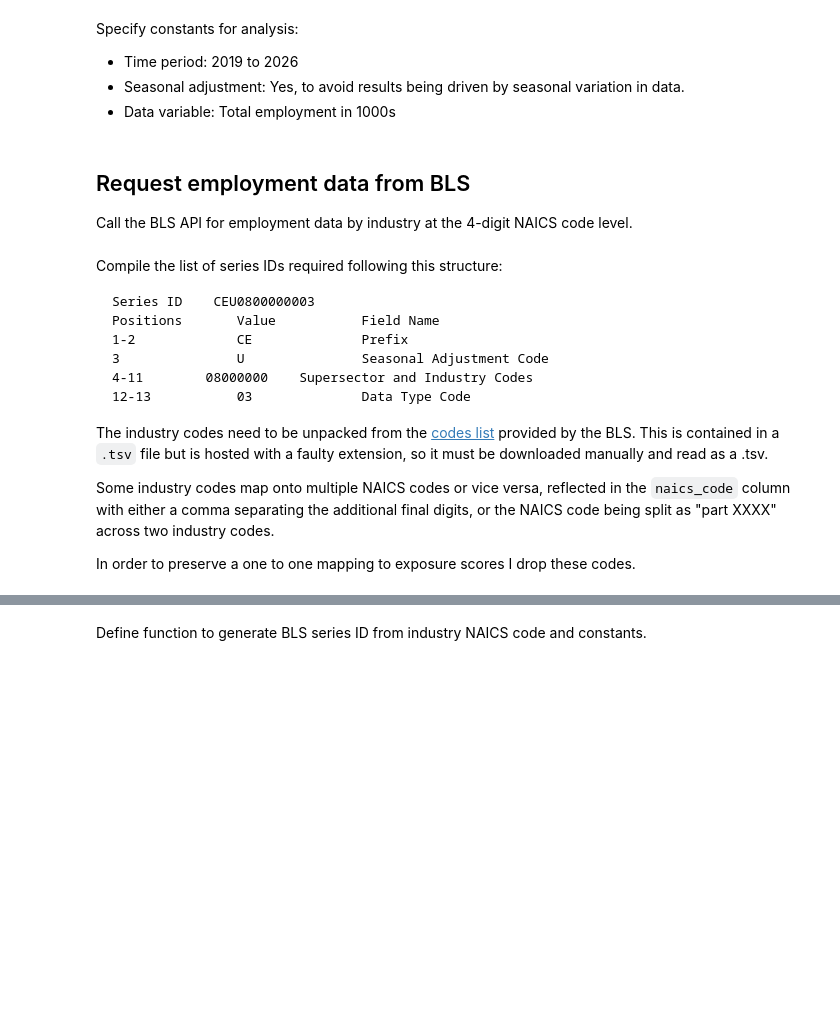
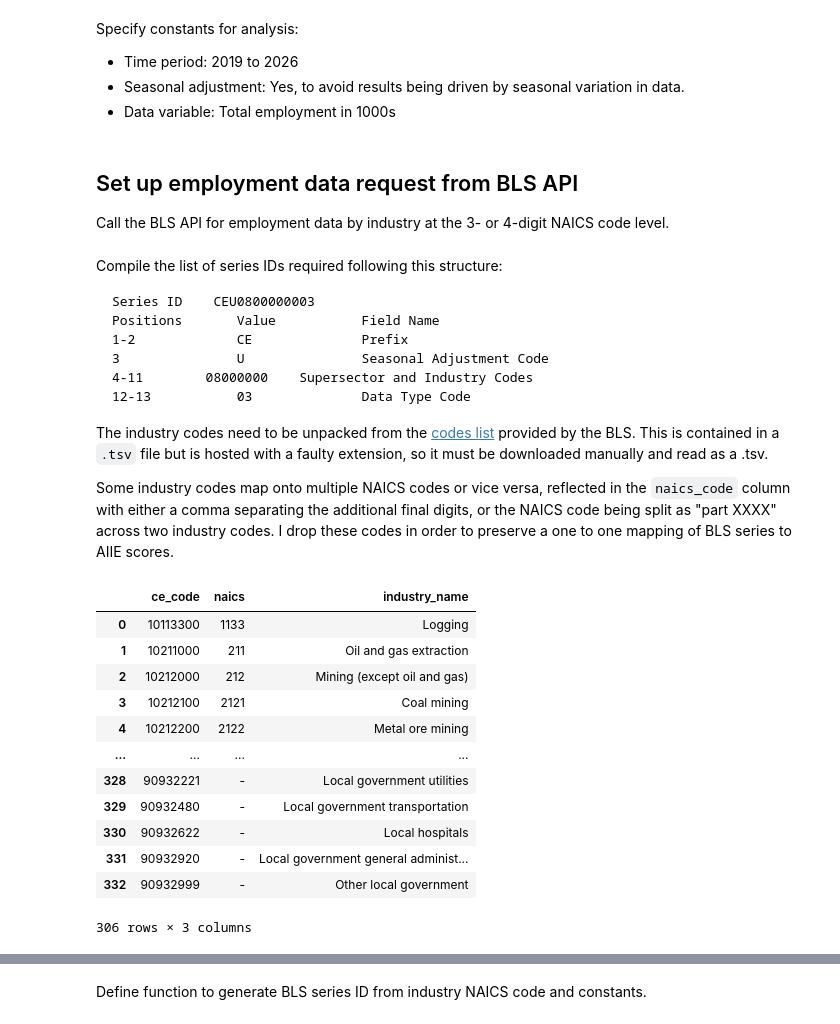
Before and after one commit to jp-tobin/me204-final-project, a Jupyter notebook: notebooks/NB01-Data-Collection.ipynb, the cells around one changed output, grey strips where cells are left out. Drawn from its saved outputs; the diff is of its cells as text; code cells hidden in the pictures; blank space fills up the shorter version.

```diff
--- a/notebooks/NB01-Data-Collection.ipynb
+++ b/notebooks/NB01-Data-Collection.ipynb
@@ -99,9 +105,9 @@ END_YEAR = 2026
 EMP_SERIES = "CES" # National Employment, Hours, and Earnings; seasonally adjusted
 EMP_DATA_TYPE = "01" # Employement (Level 1000s)
 # %% [markdown]
-## Request employment data from BLS
+## Set up employment data request from BLS API
 
-Call the BLS API for employment data by industry at the 4-digit NAICS code level.
+Call the BLS API for employment data by industry at the 3- or 4-digit NAICS code level.
 # %% [markdown]
 Compile the list of series IDs required following this structure:
 
@@ -114,17 +120,33 @@ Compile the list of series IDs required following this structure:
 
 The industry codes need to be unpacked from the [codes list](https://download.bls.gov/pub/time.series/ce/ce.industry) provided by the BLS. This is contained in a `.tsv` file but is hosted with a faulty extension, so it must be downloaded manually and read as a .tsv.
 
-Some industry codes map onto multiple NAICS codes or vice versa, reflected in the `naics_code` column with either a comma separating the additional final digits, or the NAICS code being split as "part XXXX" across two industry codes.
-
-In order to preserve a one to one mapping to exposure scores I drop these codes.
+Some industry codes map onto multiple NAICS codes or vice versa, reflected in the `naics_code` column with either a comma separating the additional final digits, or the NAICS code being split as "part XXXX" across two industry codes. I drop these codes in order to preserve a one to one mapping of BLS series to AIIE scores.
 # %%
 industry_code_map = (
     pd.read_csv("../data/reference/ce_industry.tsv", delimiter="\t", index_col=False)
     # Selecting display level 5 filters on 4 digit NAICS codes to match with AIOE table
-    .query("display_level == 5")
+    .query("display_level == 4 or display_level == 5")
     .filter(["industry_code", "naics_code", "industry_name"])
+    .rename(columns={"industry_code":"ce_code", "naics_code": "naics"})
+    .astype(str)
     .reset_index(drop=True)
 )
 
 # Filter out codes without a 1:1 industry code mapping
-industry_code_map = industry_code_map[industry_code_map["naics_code"].str.len() == 4]
+industry_code_map = industry_code_map[industry_code_map["naics"].str.len() <= 4]
+
+industry_code_map
+# %% [output]
+|  | ce_code | naics | industry_name |
+| 0 | 10113300 | 1133 | Logging |
+| 1 | 10211000 | 211 | Oil and gas extraction |
+| 2 | 10212000 | 212 | Mining (except oil and gas) |
+| 3 | 10212100 | 2121 | Coal mining |
+| 4 | 10212200 | 2122 | Metal ore mining |
+| ... | ... | ... | ... |
+| 328 | 90932221 | - | Local government utilities |
+| 329 | 90932480 | - | Local government transportation |
+| 330 | 90932622 | - | Local hospitals |
+| 331 | 90932920 | - | Local government general administ... |
+| 332 | 90932999 | - | Other local government |
+306 rows × 3 columns
```
Also changed, not shown: parts of 8 cells of this notebook, 8 other files.
